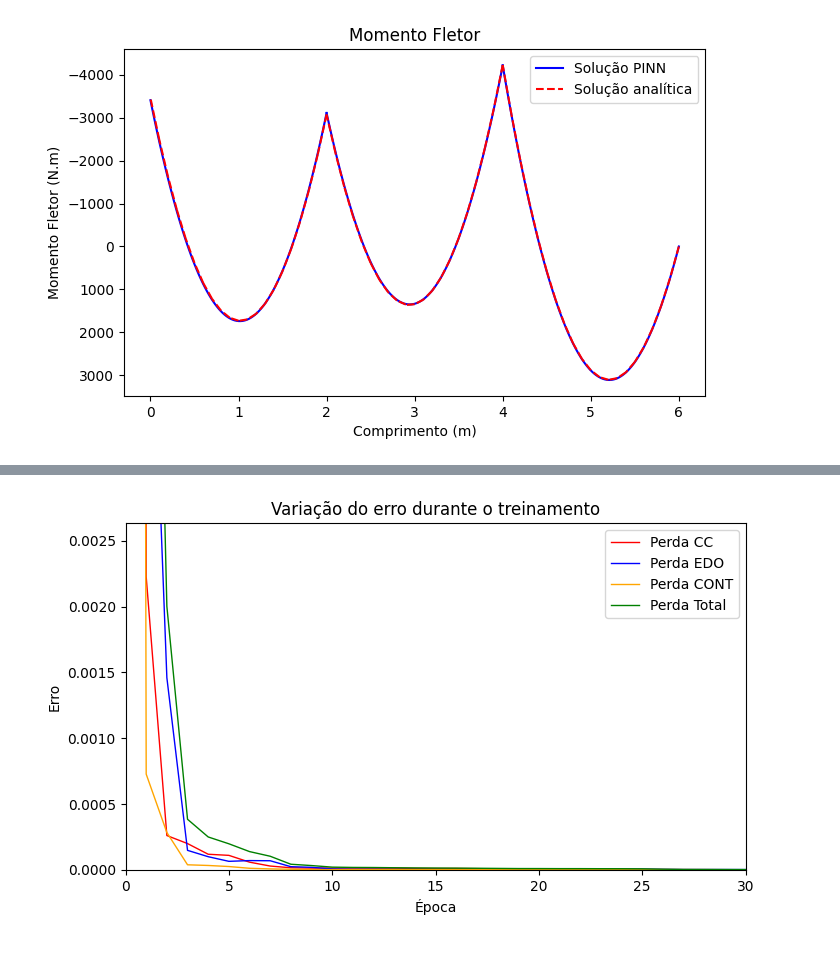
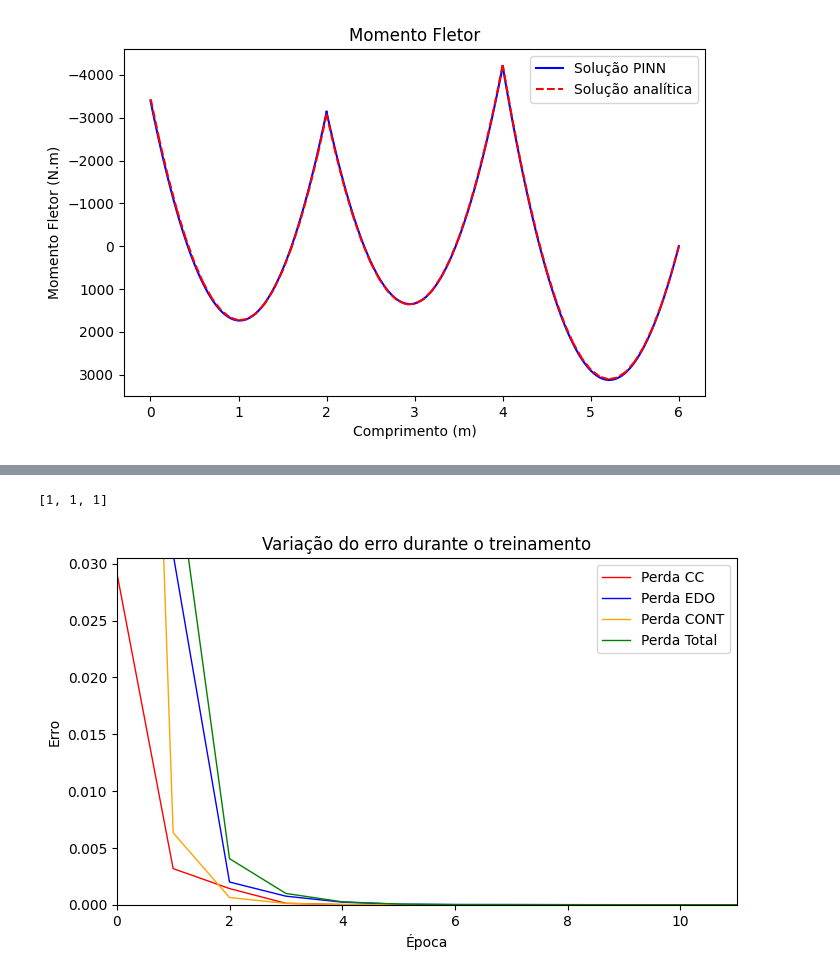
Before and after one commit to taciov/PINNViga, a Jupyter notebook: execute_PINNViga.ipynb, the cells around one changed output, grey strips where cells are left out. Drawn from its saved outputs; the diff is of its cells as text; code cells hidden in the pictures.

```diff
--- a/execute_PINNViga.ipynb
+++ b/execute_PINNViga.ipynb
@@ -124,10 +77,39 @@ biapoiada_lbfgs.plot_cortante()
 biapoiada_lbfgs.plot_momento()
 # %% [output]
 [figure]
+# %%
+# VIGA BIAPOIADA
+# CRIANDO OS APOIOS
+
+L = 4
+
+## CRIANDO OS APOIOS
+
+apoio_esq = Apoio.Apoio([1, 1, 1], [0, 0])
+no_intermed = Apoio.Apoio([0, 0, 0], [L / 4, 0])
+apoio_meio = Apoio.Apoio([0, 1, 0], [L / 2, 0])
+apoio_dir = Apoio.Apoio([0, 1, 0], [L, 0])
+no_intermed2 = Apoio.Apoio([0, 0, 0], [1.25*L, 0])
+apoio_dir2 = Apoio.Apoio([1, 1, 1], [3 * L / 2, 0])
+
+# lista_apoios = [apoio_esq, apoio_meio, apoio_dir]
+# lista_apoios = [apoio_esq, apoio_meio, apoio_dir, apoio_dir2]
+lista_apoios = [apoio_esq, no_intermed, apoio_meio, apoio_dir, no_intermed2, apoio_dir2]
+# lista_apoios = [apoio_esq, apoio_dir]
+
+## CRIANDO CARGAS
+
+q = -10e3
+
+# q2 = Carga.CargaDistribuida([0, q], [0, 0], [L, 0])
+q2 = Carga.CargaDistribuida([0, q], [0, 0], [3 * L / 2, 0])
+
+cargas = [q2]
 # %%
 ## LOOP DE TREINAMENTO
 
-biapoiada_lbfgs = PINNViga.PINNViga(lista_apoios, cargas, E, I, width = 12, formulacao='forte', otimizador="lbfgs")
-biapoiada_lbfgs.run_model(num_epochs=30, tol = 1e-7)
+# biapoiada_lbfgs = PINNViga.PINNViga(lista_apoios, cargas, E, I, width = 32, formulacao='fraca')
+biapoiada_lbfgs = PINNViga.PINNViga(lista_apoios, cargas, E, I, width = 32, otimizador="lbfgs")
+biapoiada_lbfgs.run_model(num_epochs=30, tol = 1e-6)
 biapoiada_lbfgs.run_sol_analitica(tam = 20)
 # %% [output]
@@ -145,8 +123,12 @@ Epoch 30, Loss: 0.000001229524, PDE Loss: 0.000001197693, BC Loss: 0.00000002543
 <Figure size 750x450 with 0 Axes>
+# %%
+biapoiada_lbfgs.trechos_cargas[0]['apoio0'].graus
+# %% [output]
+[1, 1, 1]
 # %%
-biapoiada_lbfgs.plot_errors(100)
+biapoiada_lbfgs.plot_errors(10)
 # %% [output]
-[figure, old version]
+[figure, new version]
 # %%
 biapoiada_lbfgs.plot_deslocamento()
 # %% [output]
```
Also changed, not shown: parts of 32 cells of this notebook, 6 other files.
